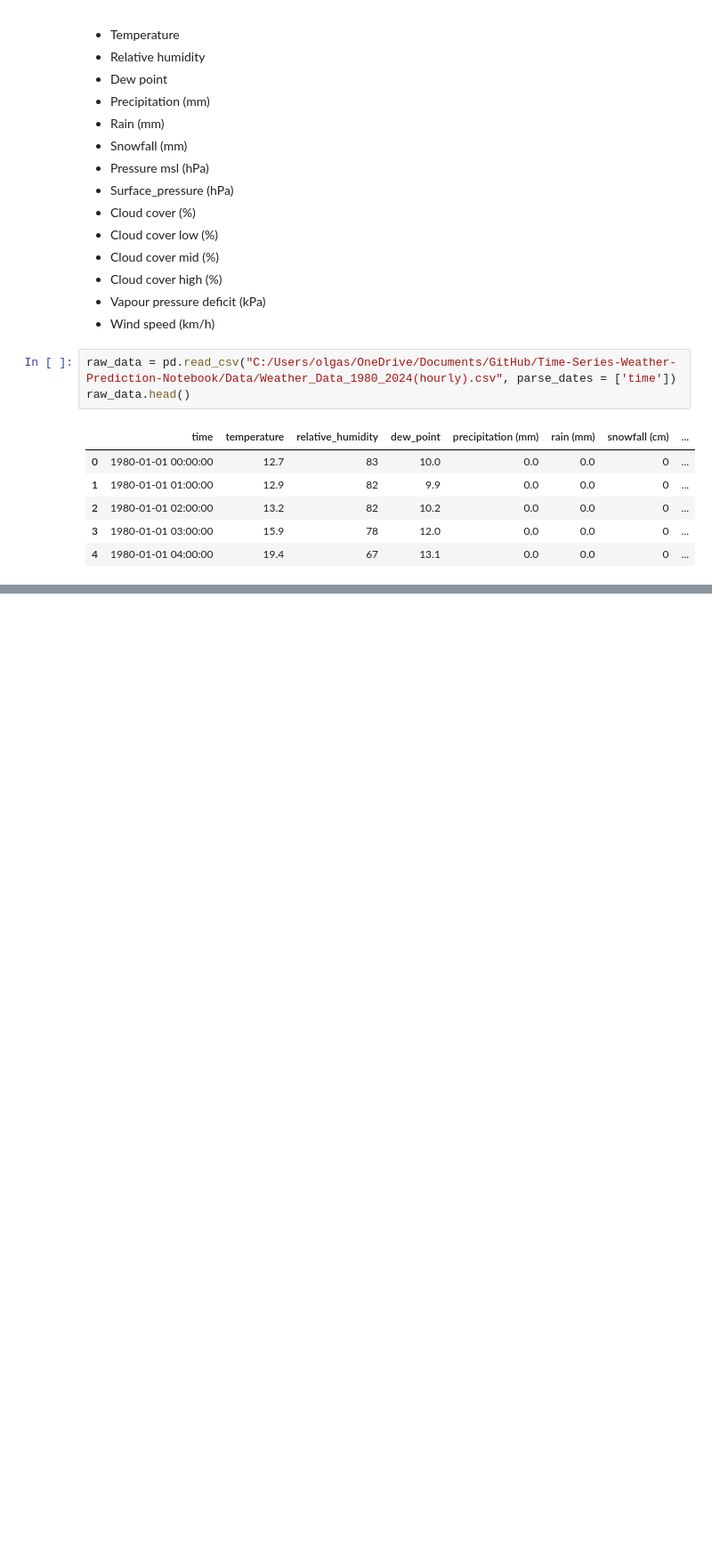
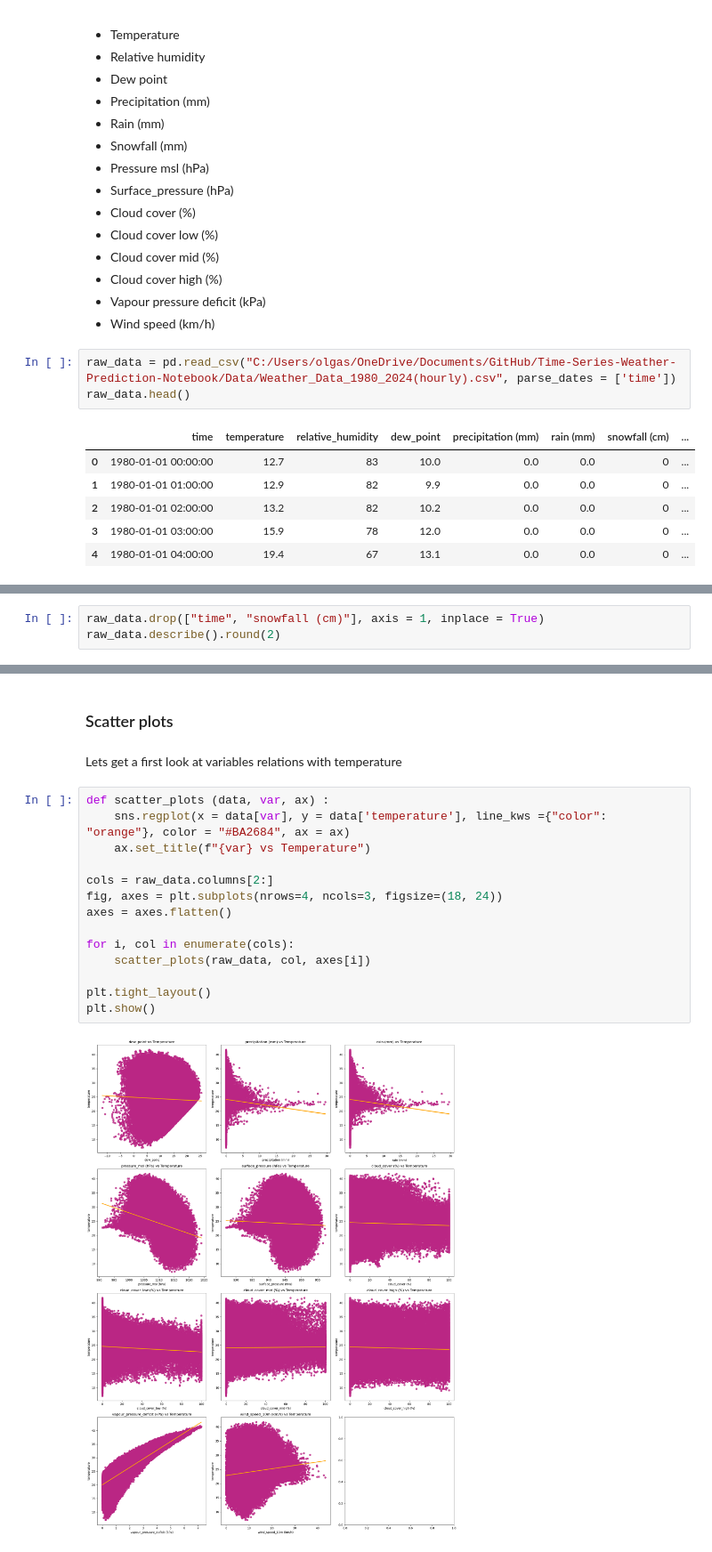
Before and after one commit to OlgaSieradzan/Weather-Prediction-Notebook, a Jupyter notebook: Notebook.ipynb, the cells around one changed output, grey strips where cells are left out. Shown at 89% size. Drawn from its saved outputs; the diff is of its cells as text; blank space fills up the shorter version.

```diff
--- a/Notebook.ipynb
+++ b/Notebook.ipynb
@@ -89,0 +135,3 @@ As the table above show, there will be no problem with data types since all of t
+# %%
+raw_data.drop(["time", "snowfall (cm)"], axis = 1, inplace = True)
+raw_data.describe().round(2)
@@ -89,0 +148,20 @@ As the table above show, there will be no problem with data types since all of t
+# %% [markdown]
+### Scatter plots
+# %% [markdown]
+Lets get a first look at variables relations with temperature
+# %%
+def scatter_plots (data, var, ax) :
+    sns.regplot(x = data[var], y = data['temperature'], line_kws ={"color": "orange"}, color = "#BA2684", ax = ax)
+    ax.set_title(f"{var} vs Temperature")
+
+cols = raw_data.columns[2:]
+fig, axes = plt.subplots(nrows=4, ncols=3, figsize=(18, 24))
+axes = axes.flatten()
+
+for i, col in enumerate(cols):
+    scatter_plots(raw_data, col, axes[i])
+
+plt.tight_layout()
+plt.show()
+# %% [output]
+[figure, added]
```
Also changed, not shown: parts of 14 cells of this notebook.
